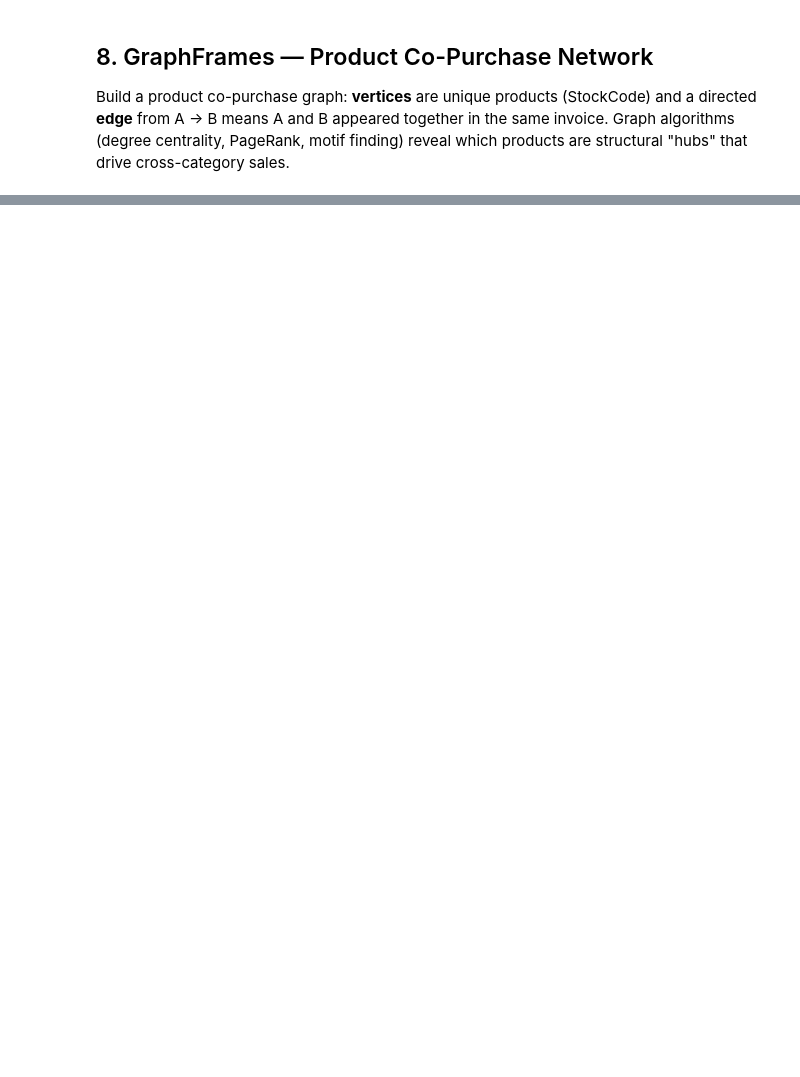
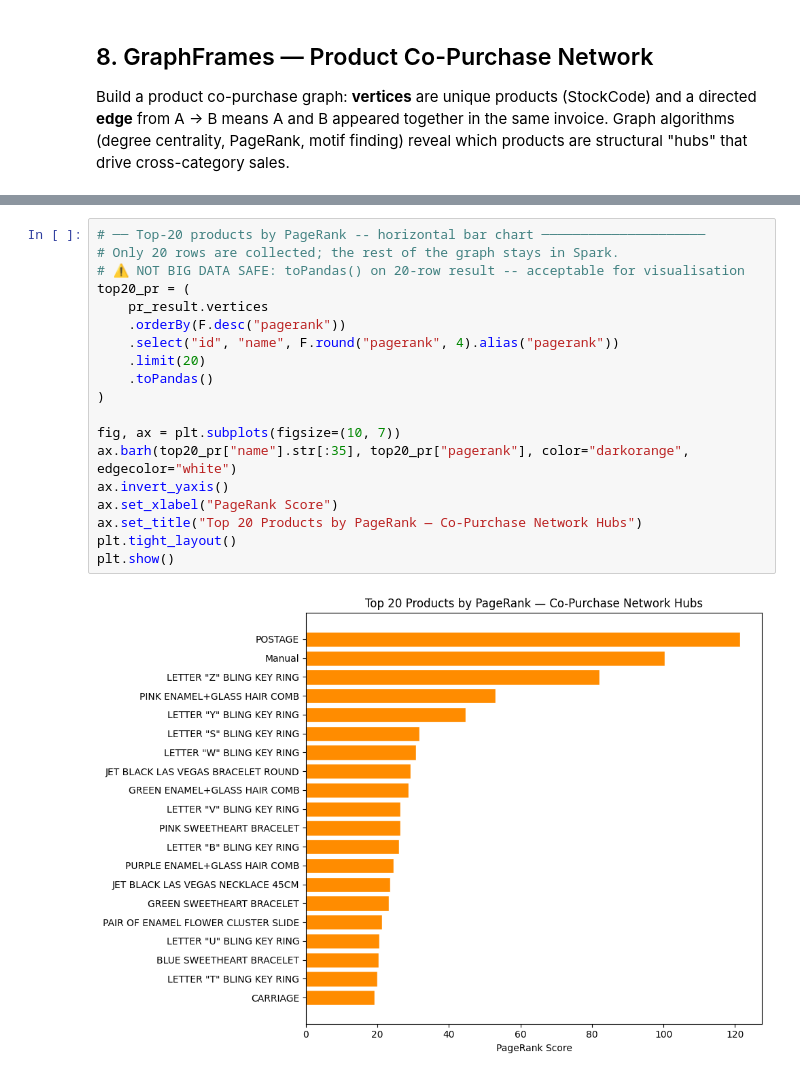
Before and after one commit to luisbdavila/BDA_project, a Jupyter notebook: Notebooks/ml.ipynb, the cells around one changed output, grey strips where cells are left out. Saved outputs shown, nothing was run; the diff lists cells and outputs as text; blank space fills up the shorter version.

```diff
--- a/Notebooks/ml.ipynb
+++ b/Notebooks/ml.ipynb
@@ -1149,0 +1222,21 @@ hub_motifs.show(10, truncate=False)
+# %%
+# ── Top-20 products by PageRank -- horizontal bar chart ─────────────────────
+# Only 20 rows are collected; the rest of the graph stays in Spark.
+# ⚠️ NOT BIG DATA SAFE: toPandas() on 20-row result -- acceptable for visualisation
+top20_pr = (
+    pr_result.vertices
+    .orderBy(F.desc("pagerank"))
+    .select("id", "name", F.round("pagerank", 4).alias("pagerank"))
+    .limit(20)
+    .toPandas()
+)
+
+fig, ax = plt.subplots(figsize=(10, 7))
+ax.barh(top20_pr["name"].str[:35], top20_pr["pagerank"], color="darkorange", edgecolor="white")
+ax.invert_yaxis()
+ax.set_xlabel("PageRank Score")
+ax.set_title("Top 20 Products by PageRank — Co-Purchase Network Hubs")
+plt.tight_layout()
+plt.show()
+# %% [output]
+[figure, added]
```
Also changed, not shown: parts of 35 cells of this notebook.
